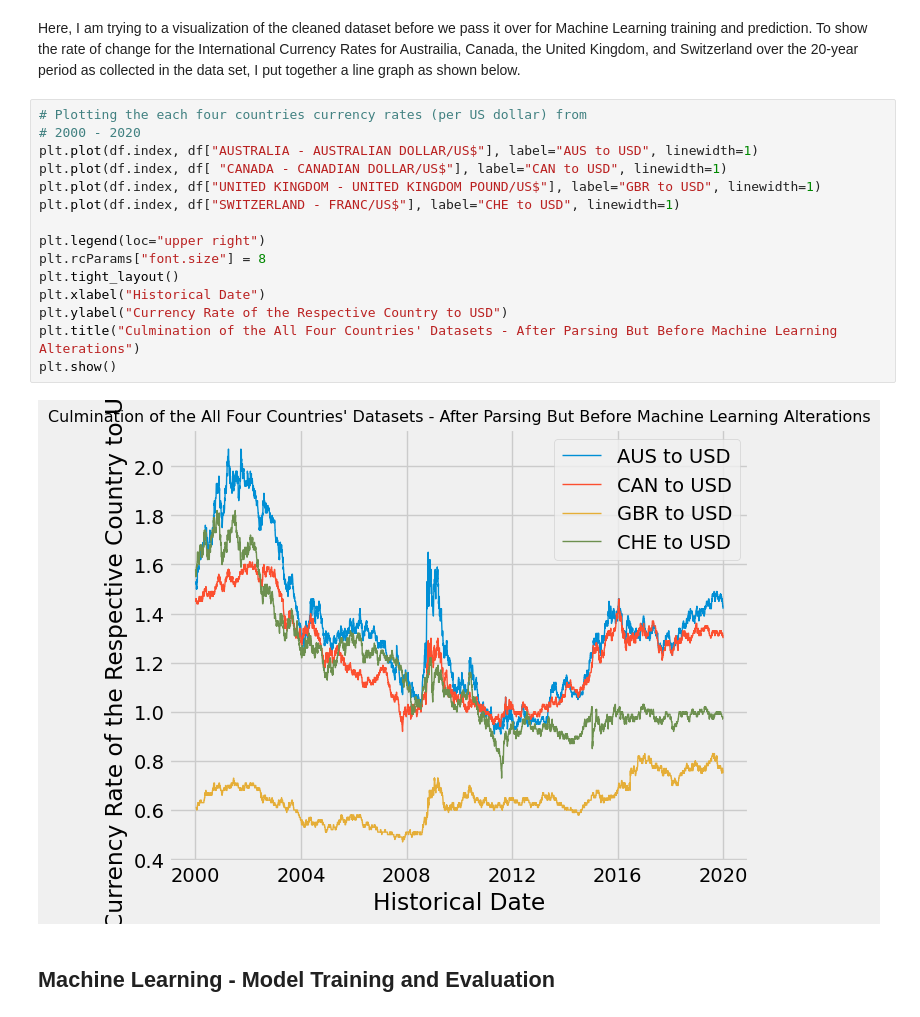
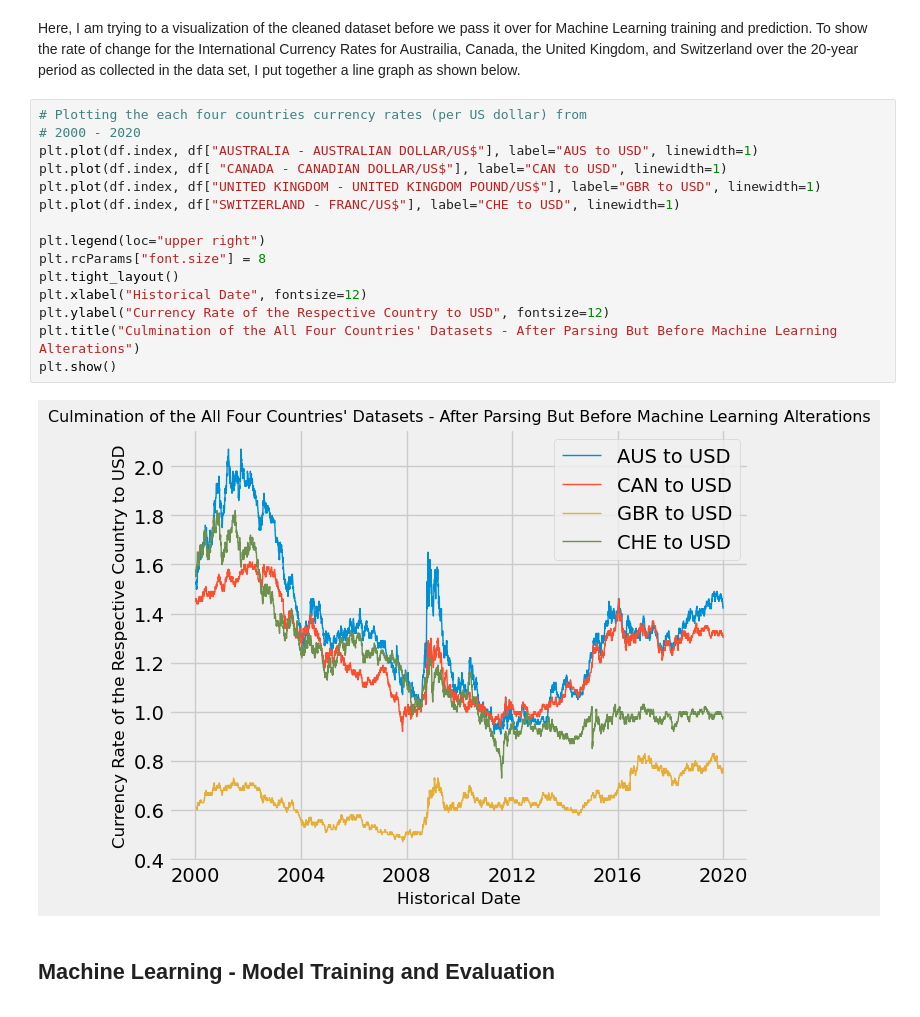
Before and after one commit to AndrewTran03/CS5805-ML1-FinalProject, a Jupyter notebook: International-Foreign-Exchange-Rates-Predictor-Blog-Post/index.ipynb, the cells around one changed output. Cells and saved outputs as stored; diff of their text form.

```diff
--- a/International-Foreign-Exchange-Rates-Predictor-Blog-Post/index.ipynb
+++ b/International-Foreign-Exchange-Rates-Predictor-Blog-Post/index.ipynb
@@ -421,20 +421,20 @@ Here, I am trying to a visualization of the cleaned dataset before we pass it ov
 # %%
 # Plotting the each four countries currency rates (per US dollar) from
 # 2000 - 2020
 plt.plot(df.index, df["AUSTRALIA - AUSTRALIAN DOLLAR/US$"], label="AUS to USD", linewidth=1)
 plt.plot(df.index, df[ "CANADA - CANADIAN DOLLAR/US$"], label="CAN to USD", linewidth=1)
 plt.plot(df.index, df["UNITED KINGDOM - UNITED KINGDOM POUND/US$"], label="GBR to USD", linewidth=1)
 plt.plot(df.index, df["SWITZERLAND - FRANC/US$"], label="CHE to USD", linewidth=1)
 
 plt.legend(loc="upper right")
 plt.rcParams["font.size"] = 8
 plt.tight_layout()
-plt.xlabel("Historical Date")
-plt.ylabel("Currency Rate of the Respective Country to USD")
+plt.xlabel("Historical Date", fontsize=12)
+plt.ylabel("Currency Rate of the Respective Country to USD", fontsize=12)
 plt.title("Culmination of the All Four Countries' Datasets - After Parsing But Before Machine Learning Alterations")
 plt.show()
 # %% [output]
-[figure, old version]
+[figure, new version]
 # %% [markdown]
 ## Machine Learning - Model Training and Evaluation
 # %% [markdown]
```
Also changed, not shown: parts of 20 cells of this notebook.
